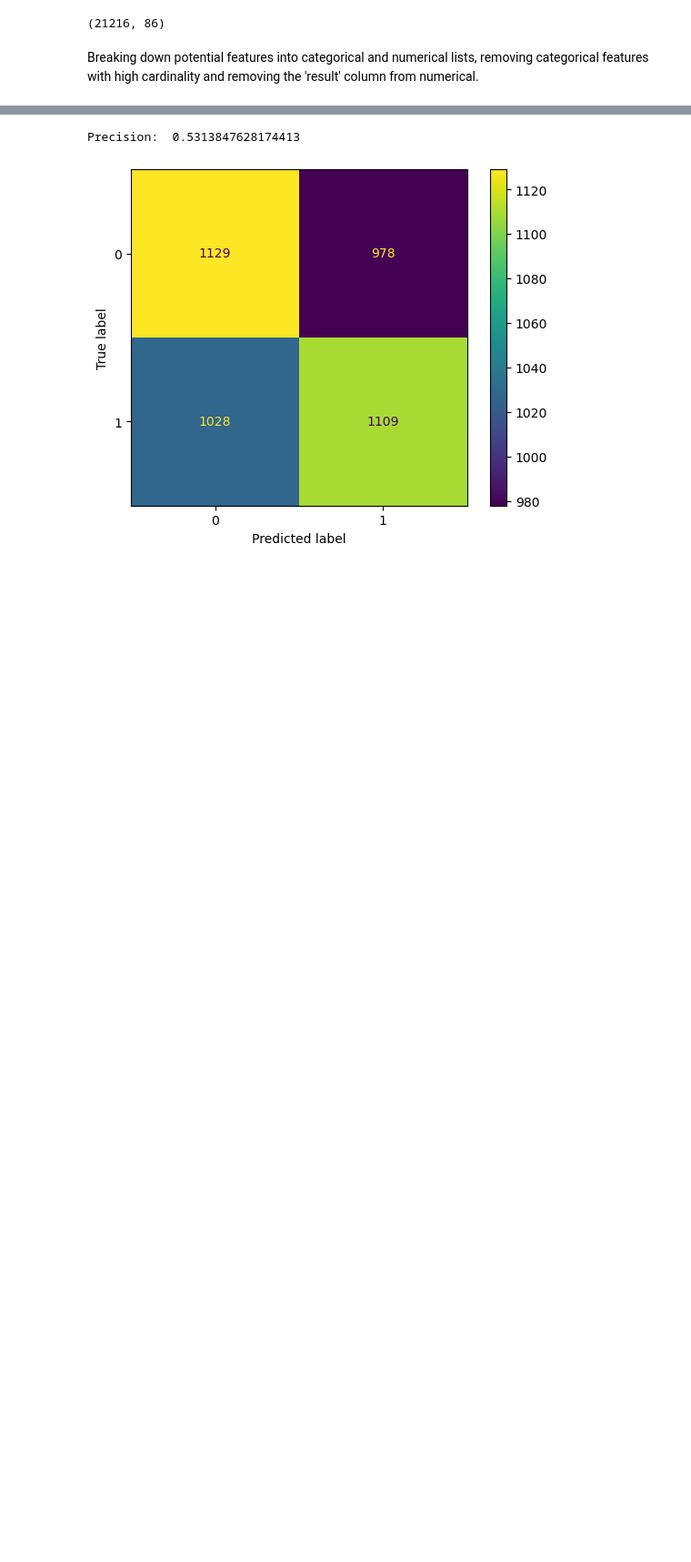
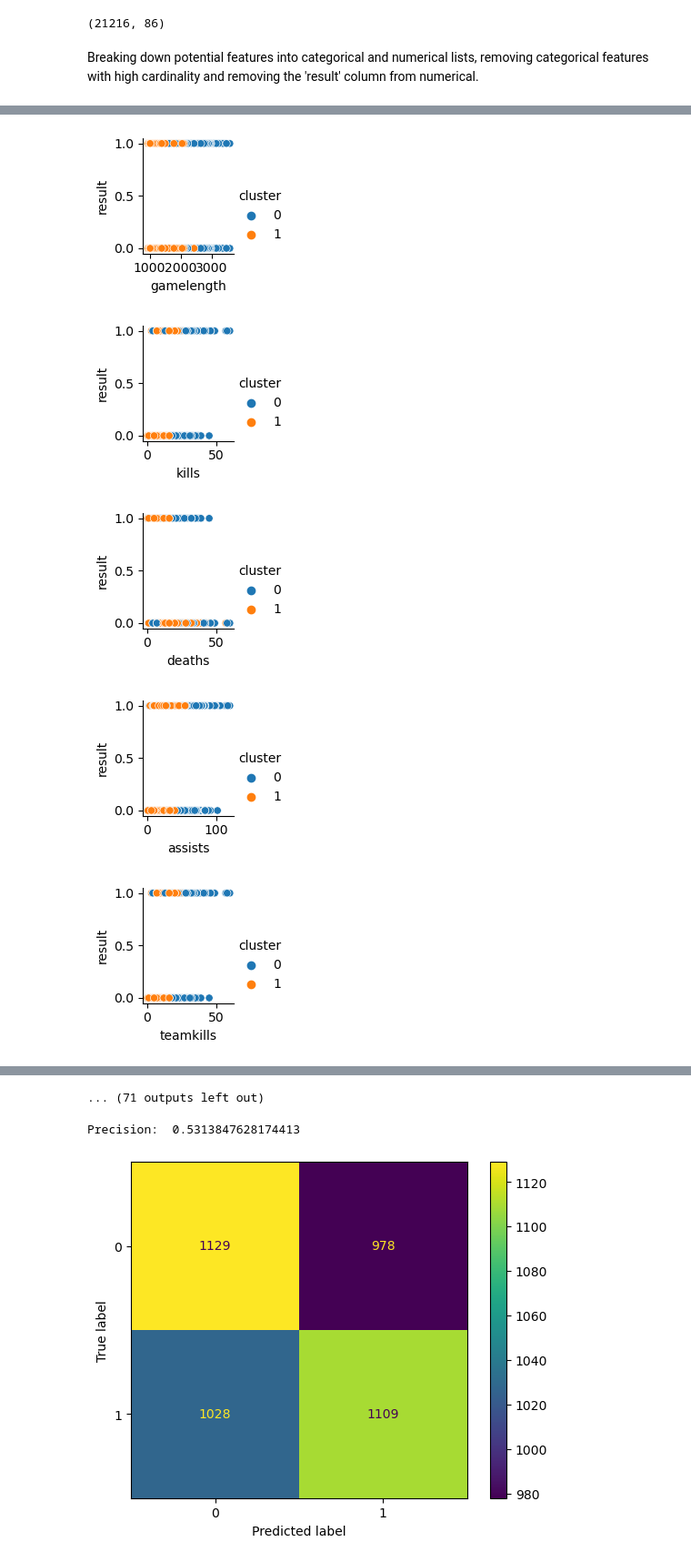
Before and after one commit to jjhuang4/lol-esports-analysis, a Jupyter notebook: matches-EDA.ipynb, the cells around one changed output, grey strips where cells are left out. Shown at 91% size. Saved outputs shown, nothing was run; the diff lists cells and outputs as text; code cells hidden in the pictures; blank space fills up the shorter version.

```diff
--- a/matches-EDA.ipynb
+++ b/matches-EDA.ipynb
@@ -137,0 +96,11 @@ opp_deathsat15
+# %%
+for i in numerical:
+    sns.relplot(
+        data=df2022, x=i, y='result', hue='cluster', col=i, height=2
+    );
+# %% [output]
+[figure, added]
+[figure, added]
+[figure, added]
+[figure, added]
+[figure, added]
@@ -137,0 +114 @@ opp_deathsat15
+... (71 outputs left out)
```
Also changed, not shown: parts of 11 cells of this notebook.
